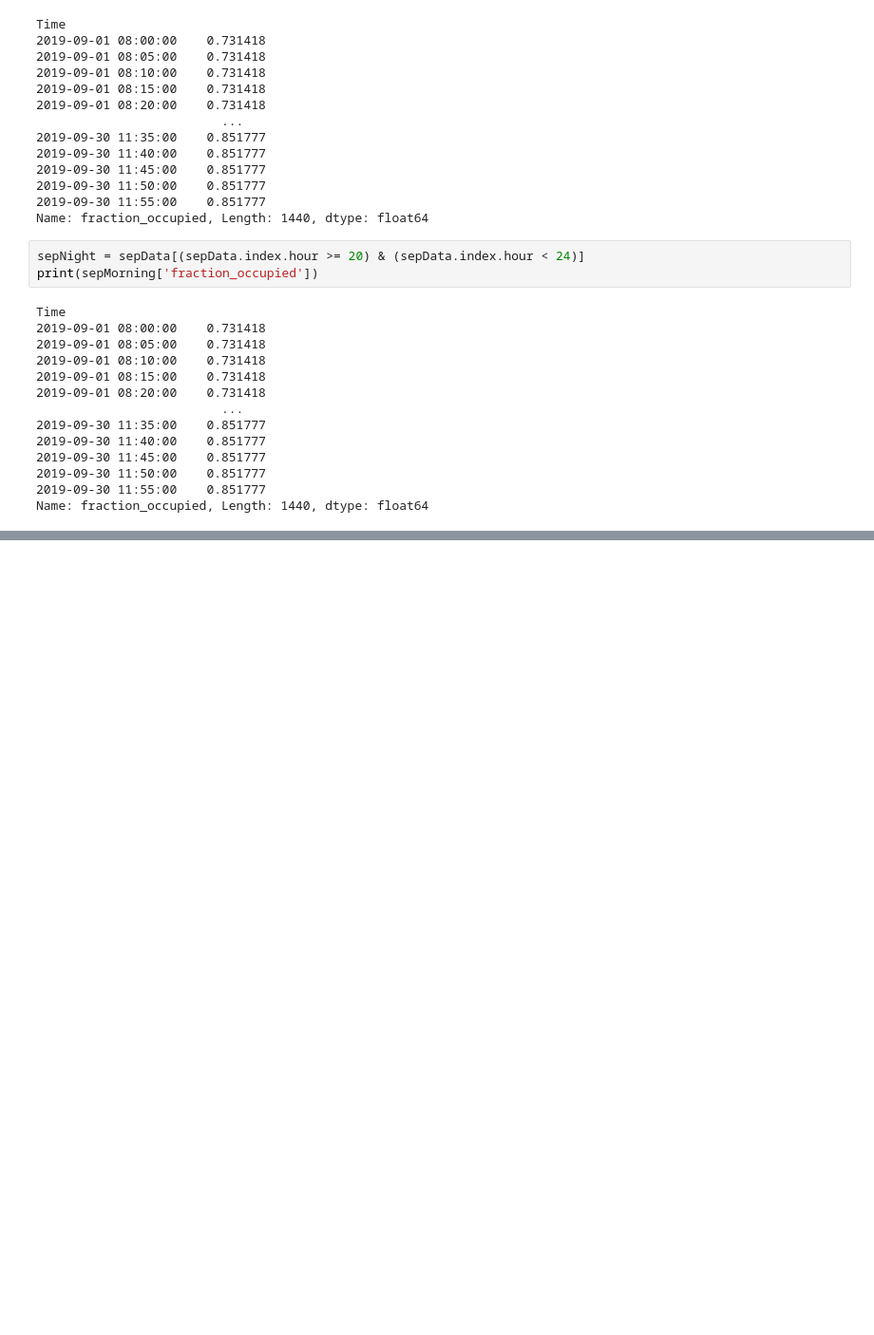
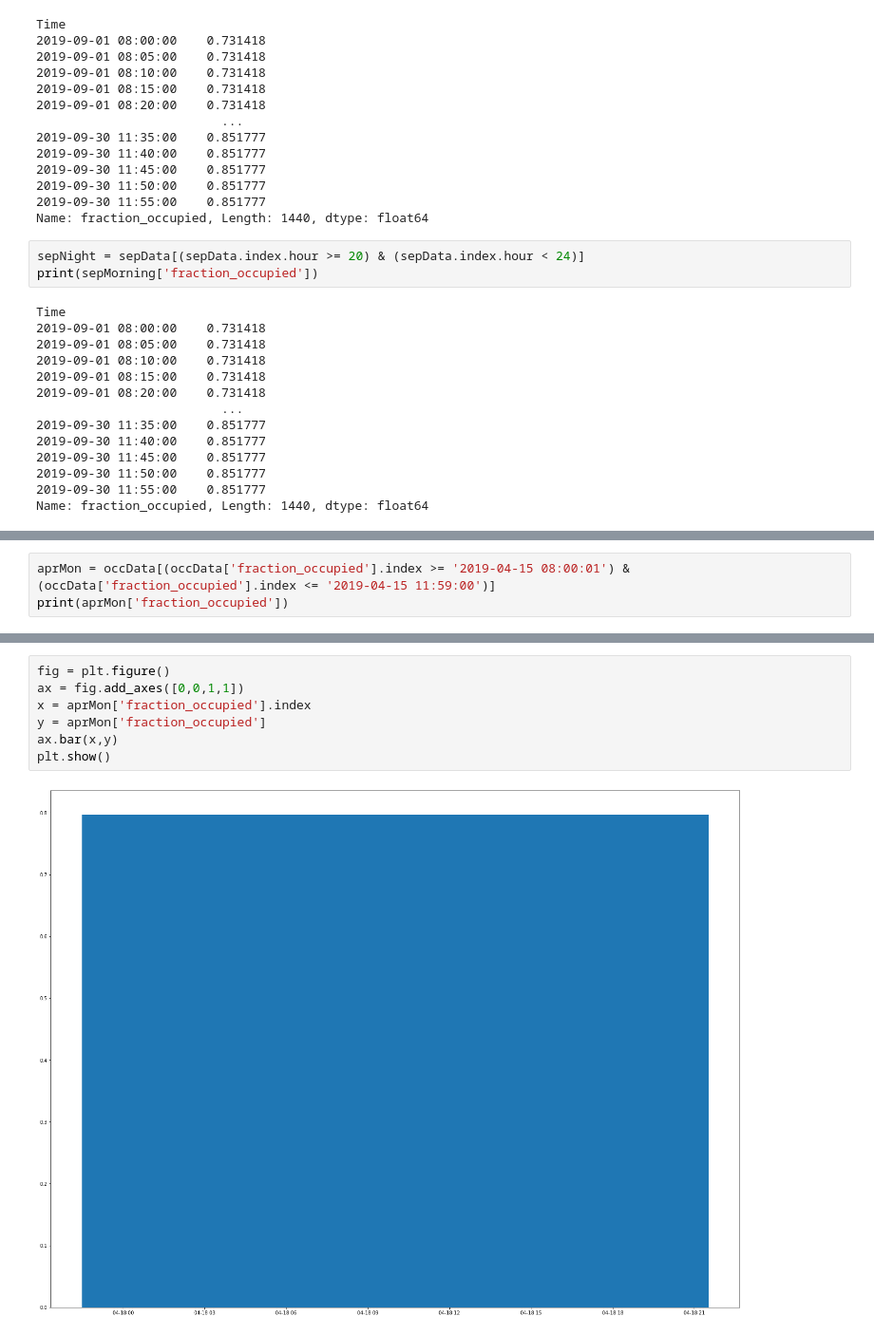
Before and after one commit to AndrewSundaram/VU_SmartCities, a Jupyter notebook: EnergyWorkbook.ipynb, the cells around one changed output, grey strips where cells are left out. Shown at 95% size. Cells and saved outputs as stored; diff of their text form; blank space fills up the shorter version.

```diff
--- a/EnergyWorkbook.ipynb
+++ b/EnergyWorkbook.ipynb
@@ -566,0 +569,3 @@ Name: fraction_occupied, Length: 1440, dtype: float64
+# %%
+aprMon = occData[(occData['fraction_occupied'].index >= '2019-04-15 08:00:01') & (occData['fraction_occupied'].index <= '2019-04-15 11:59:00')]
+print(aprMon['fraction_occupied'])
@@ -566,0 +674,9 @@ Name: fraction_occupied, Length: 1440, dtype: float64
+# %%
+fig = plt.figure()
+ax = fig.add_axes([0,0,1,1])
+x = aprMon['fraction_occupied'].index
+y = aprMon['fraction_occupied']
+ax.bar(x,y)
+plt.show()
+# %% [output]
+[figure, added]
```
Also changed, not shown: parts of 6 cells of this notebook.
